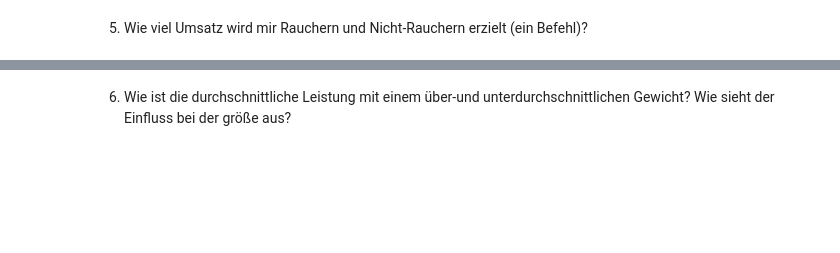
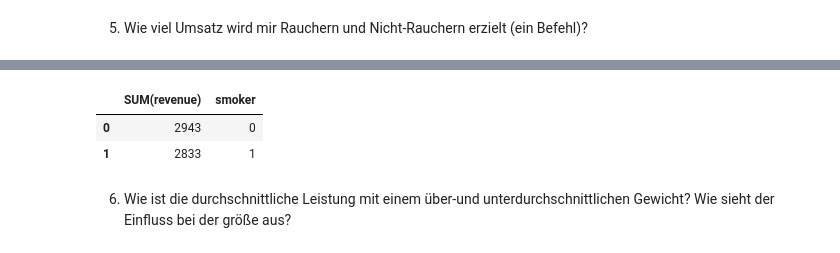
Before and after one commit to jhumci/MCI-MSE_Aufgaben, a Jupyter notebook: PÜ4/SQL-Übung.ipynb, the cells around one changed output, grey strips where cells are left out. Saved outputs shown, nothing was run; the diff lists cells and outputs as text; code cells hidden in the pictures; blank space fills up the shorter version.

```diff
--- a/PÜ4/SQL-Übung.ipynb
+++ b/PÜ4/SQL-Übung.ipynb
@@ -377,2 +366,8 @@ ps.sqldf(""" """)
+# %%
+ps.sqldf("""SELECT SUM(revenue), smoker FROM performance_data GROUP BY smoker """)
+# %% [output]
+|  | SUM(revenue) | smoker |
+| 0 | 2943 | 0 |
+| 1 | 2833 | 1 |
 # %% [markdown]
 6. Wie ist die durchschnittliche Leistung mit einem über-und unterdurchschnittlichen Gewicht? Wie sieht der Einfluss bei der größe aus?
```
Also changed, not shown: parts of 20 cells of this notebook.
